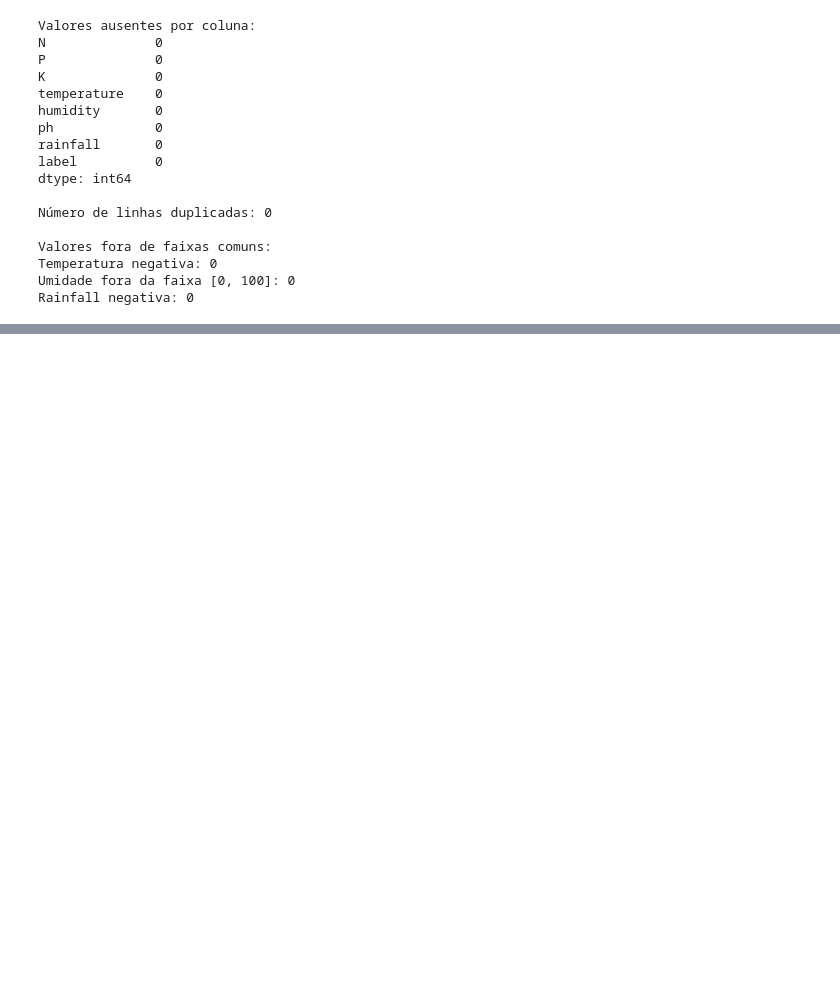
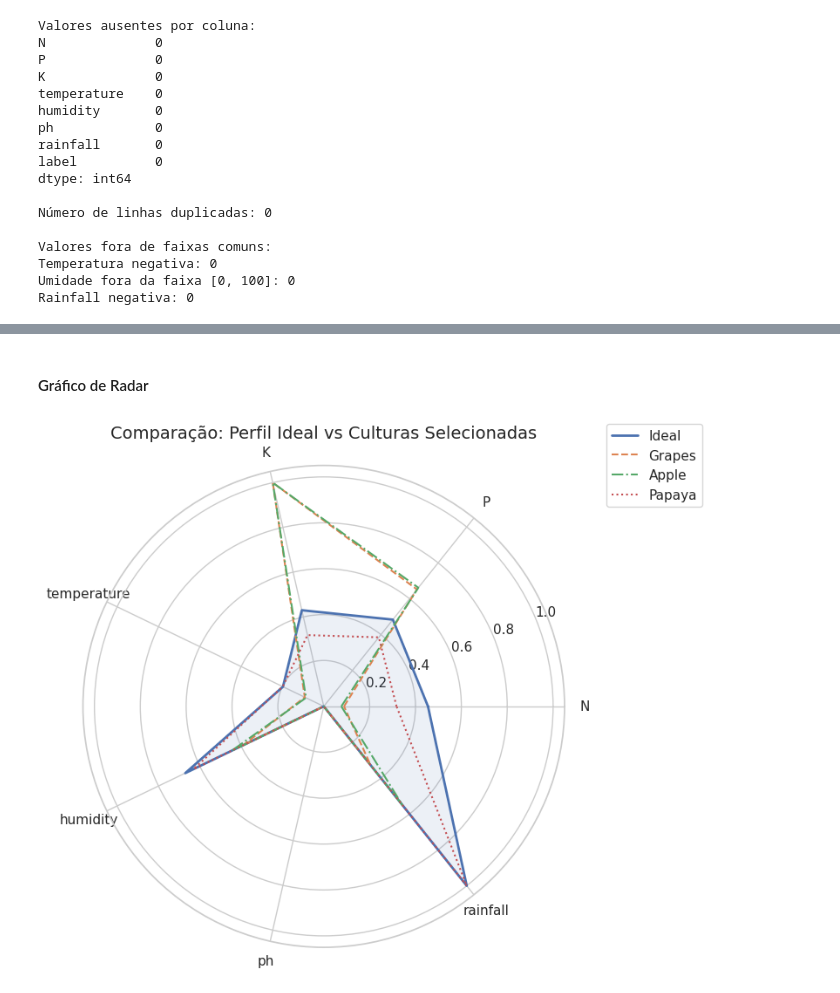
Before and after one commit to Fiap-RJ/Fase-3---Cap-14, a Jupyter notebook: ArthurAlentejo_RM564810_fase3_cap14.ipynb, the cells around one changed output, grey strips where cells are left out. Drawn from its saved outputs; the diff is of its cells as text; code cells hidden in the pictures; blank space fills up the shorter version.

Commit message:
feat: finalizando analise de solo ideal

```diff
--- a/ArthurAlentejo_RM564810_fase3_cap14.ipynb
+++ b/ArthurAlentejo_RM564810_fase3_cap14.ipynb
@@ -366,0 +359,17 @@ Esse cenário sugere que, caso o desbalanceamento seja muito severo, será neces
+# %%
+# Perfil ideal (média geral)
+perfil_ideal = df.describe().loc['mean']
+
+# Médias por cultura
+culturas_selecionadas = ['grapes', 'apple', 'papaya']
+medias_culturas = df[df['label'].isin(culturas_selecionadas)].groupby('label').mean()
+
+# Transpondo e juntando com o perfil ideal
+comparacao = pd.concat(
+    [perfil_ideal.rename('Ideal').to_frame(), medias_culturas.T],
+    axis=1
+)
+
+# Reordenando colunas para ter o 'Ideal' primeiro
+comparacao = comparacao[['Ideal'] + culturas_selecionadas]
+comparacao
@@ -366,0 +385,42 @@ Esse cenário sugere que, caso o desbalanceamento seja muito severo, será neces
+# %% [markdown]
+#### Gráfico de Radar
+# %%
+# Preparar os dados
+labels = comparacao.index.tolist()
+num_vars = len(labels)
+
+# Normalização dos dados para visualização (entre 0 e 1)
+def normalize(values):
+    min_v = min(values)
+    max_v = max(values)
+    return [(v - min_v) / (max_v - min_v) if max_v != min_v else 0.5 for v in values]
+
+# Normalizar os valores
+ideal = normalize(comparacao['Ideal'].tolist())
+grapes = normalize(comparacao.iloc[:, 1].tolist())
+apple = normalize(comparacao.iloc[:, 2].tolist())
+papaya = normalize(comparacao.iloc[:, 3].tolist())
+
+# Fechar o gráfico
+angles = np.linspace(0, 2 * np.pi, num_vars, endpoint=False).tolist()
+ideal += ideal[:1]
+grapes += grapes[:1]
+apple += apple[:1]
+papaya += papaya[:1]
+angles += angles[:1]
+
+# Plot
+fig, ax = plt.subplots(figsize=(8, 8), subplot_kw=dict(polar=True))
+ax.plot(angles, ideal, label='Ideal', linewidth=2)
+ax.plot(angles, grapes, label='Grapes', linestyle='--')
+ax.plot(angles, apple, label='Apple', linestyle='-.')
+ax.plot(angles, papaya, label='Papaya', linestyle=':')
+
+ax.fill(angles, ideal, alpha=0.1)
+ax.set_thetagrids(np.degrees(angles[:-1]), labels)
+ax.set_title('Comparação: Perfil Ideal vs Culturas Selecionadas', size=14)
+ax.legend(loc='upper right', bbox_to_anchor=(1.3, 1.1))
+plt.tight_layout()
+plt.show()
+# %% [output]
+[figure, added]
```
Also changed, not shown: parts of 20 cells of this notebook.
